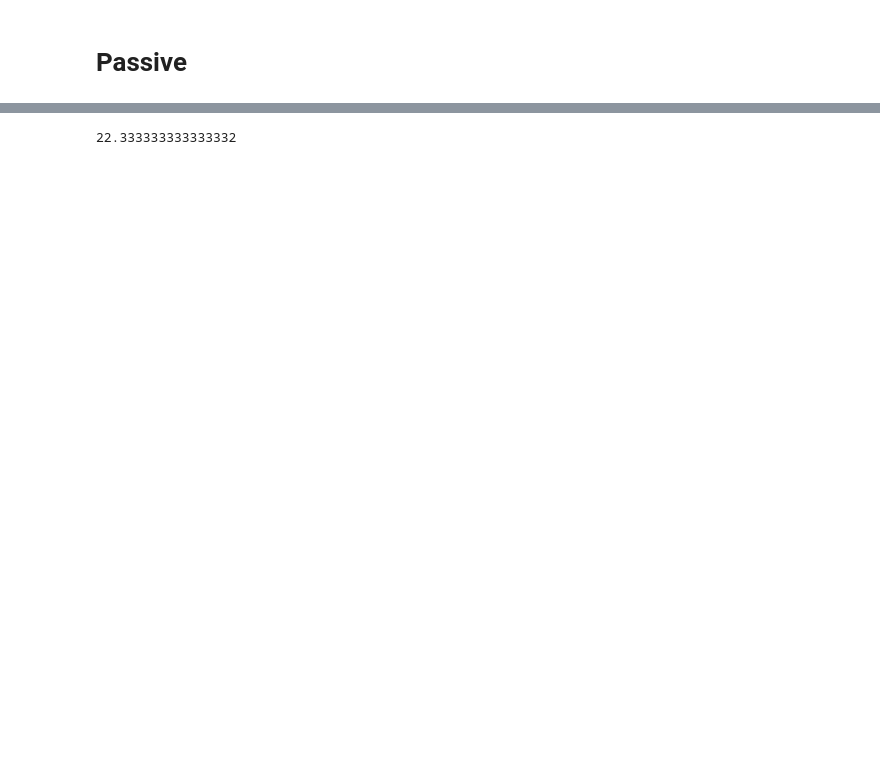
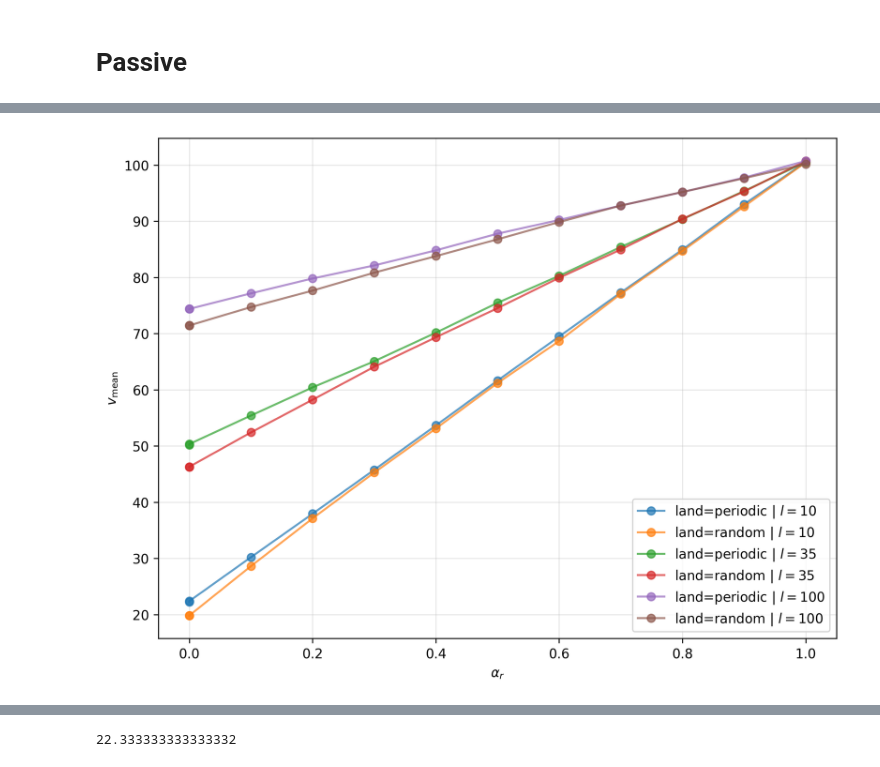
Before and after one commit to npelletbossot/nucleo, a Jupyter notebook: notebooks/work/fact_bis.ipynb, the cells around one changed output, grey strips where cells are left out. Drawn from its saved outputs; the diff is of its cells as text; code cells hidden in the pictures; blank space fills up the shorter version.

```diff
--- a/notebooks/work/fact_bis.ipynb
+++ b/notebooks/work/fact_bis.ipynb
@@ -216,0 +200,86 @@ plt.show()
+# %%
+import matplotlib.pyplot as plt
+import polars as pl
+import numpy as np
+
+# Nouvelle colonne Kp * alphar
+df_passive = df_passive.with_columns(
+    (pl.col("Kp") * pl.col("alphar")).alias("Kpalphar")
+)
+
+# Paramètres qui définissent une même condition
+param_cols = [
+    col for col in df_passive.columns
+    if col not in ["v_mean", "Kpalphar"]
+]
+
+# Moyenne des valeurs pour les mêmes paramètres
+df_passive = (
+    df_passive
+    .group_by(param_cols)
+    .agg(
+        pl.col("v_mean").mean().alias("v_mean")
+    )
+    .sort(["Kp", "alphar"])
+)
+
+# - Plot -----
+plt.figure(figsize=(8, 6), dpi=300)
+
+ls = np.unique(df_passive["l"].to_numpy())
+
+for l in ls:
+    for land in landscapes:
+
+        df_land = df_passive.filter(
+            (pl.col("land") == land) &
+            (pl.col("l") == l) &
+            (pl.col("Kp") == 1)
+        )
+
+        plt.plot(
+            df_land["alphar"].to_numpy(),
+            df_land["v_mean"].to_numpy(),
+            marker="o",
+            label=f"land={land} | $l={l}$",
+            alpha=0.70
+        )
+
+plt.xlabel(r"$\alpha_r$")
+plt.ylabel(r"$v_{\mathrm{mean}}$")
+plt.grid(True, alpha=0.30)
+plt.legend()
+plt.tight_layout()
+plt.show()
+
+
+# - Plot -----
+plt.figure(figsize=(8, 6), dpi=300)
+
+ls = np.unique(df_passive["l"].to_numpy())
+
+for l in ls:
+    for land in landscapes:
+
+        df_land = df_passive.filter(
+            (pl.col("land") == land) &
+            (pl.col("l") == l) &
+            (pl.col("alphar") == 1)
+        )
+
+        plt.plot(
+            df_land["Kp"].to_numpy(),
+            df_land["v_mean"].to_numpy(),
+            marker="o",
+            label=f"land={land} | $l={l}$",
+            alpha=0.70
+        )
+
+plt.xlabel(r"$K_p$")
+plt.ylabel(r"$v_{\mathrm{mean}}$")
+plt.grid(True, alpha=0.30)
+plt.legend()
+plt.tight_layout()
+plt.show()
+# %% [output]
+[figure, added]
```
Also changed, not shown: parts of 28 cells of this notebook, 1 other file.
